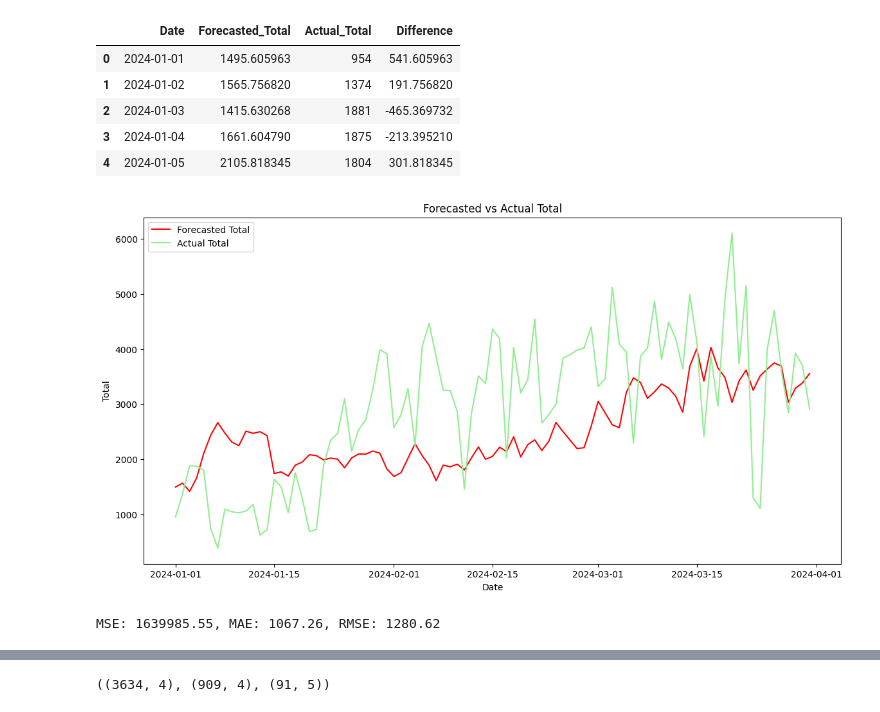
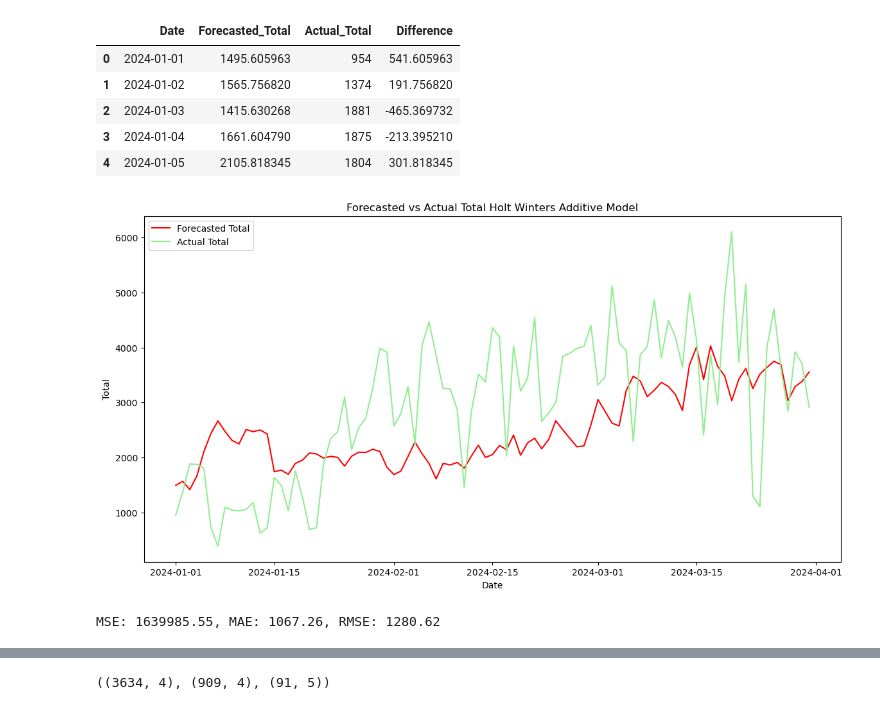
Before and after one commit to cap7586/CaroPeThesis, a Jupyter notebook: Munich_Complete_Analysis/Munich_Tesis_Final.ipynb, the cells around one changed output, grey strips where cells are left out. Cells and saved outputs as stored; diff of their text form; code cells hidden in the pictures.

```diff
--- a/Munich_Complete_Analysis/Munich_Tesis_Final.ipynb
+++ b/Munich_Complete_Analysis/Munich_Tesis_Final.ipynb
@@ -719,19 +716,19 @@ comparison_df.head()
 # %%
 # plot the forecasted and actual values
 plt.figure(figsize=(14, 7))
 plt.plot(comparison_df['Date'], comparison_df['Forecasted_Total'], label='Forecasted Total', color='red')
 plt.plot(comparison_df['Date'], comparison_df['Actual_Total'], label='Actual Total', color='lightgreen')
 plt.xlabel('Date')
 plt.ylabel('Total')
-plt.title('Forecasted vs Actual Total')
+plt.title('Forecasted vs Actual Total Holt Winters Additive Model')
 plt.legend()
 plt.show()
 
 # Calculate error metrics for the Holt-Winters model
 mse = mean_squared_error(comparison_df['Actual_Total'], comparison_df['Forecasted_Total'])
 mae = mean_absolute_error(comparison_df['Actual_Total'], comparison_df['Forecasted_Total'])
 rmse = np.sqrt(mse)
 print(f'MSE: {mse:.2f}, MAE: {mae:.2f}, RMSE: {rmse:.2f}')
 # %% [output]
-[figure, old version]
+[figure, new version]
 MSE: 1639985.55, MAE: 1067.26, RMSE: 1280.62
```
Also changed, not shown: parts of 14 cells of this notebook, 11 other files.
